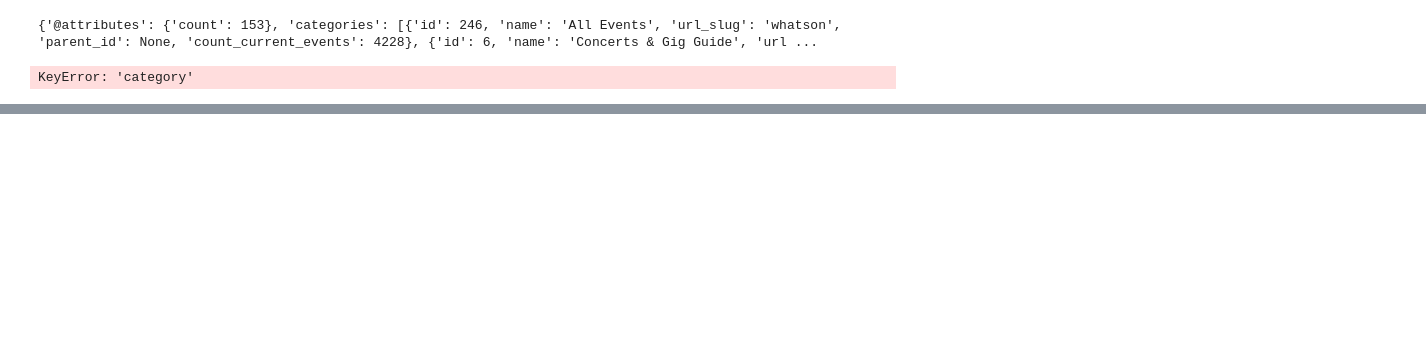
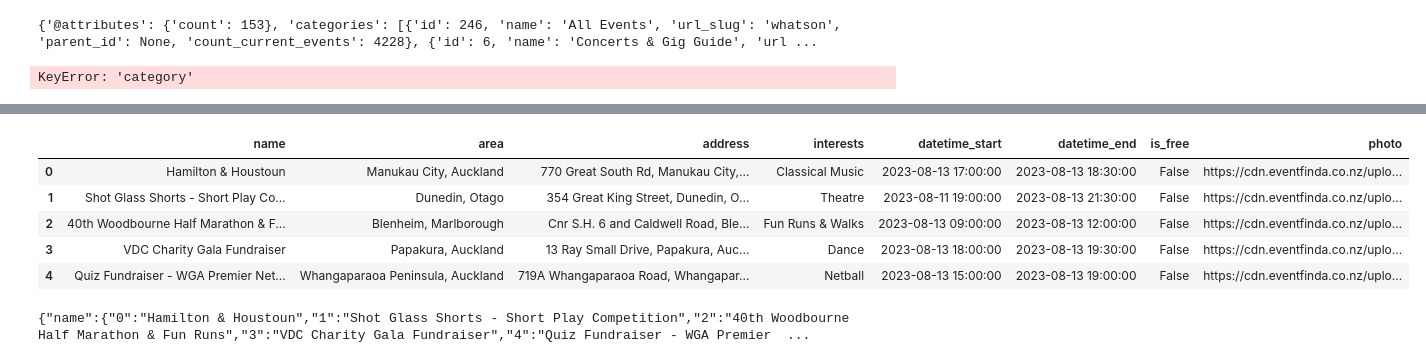
Before and after one commit to humaidiar/CommunityTechApp, a Jupyter notebook: test.ipynb, the cells around one changed output, grey strips where cells are left out. Drawn from its saved outputs; the diff is of its cells as text; code cells hidden in the pictures; blank space fills up the shorter version.

Commit message:
Final JSON data

```diff
--- a/test.ipynb
+++ b/test.ipynb
@@ -152,0 +187,26 @@ KeyError: 'category'
+# %%
+# Function to extract the "name" value from the dictionary
+def get_interests(category_dict):
+    return category_dict.get("name")
+
+# Apply the function to create the "interests" column
+events_df["interests"] = events_df["category"].apply(get_interests)
+# %%
+def get_original_url(image_dict):
+    if "images" in image_dict and len(image_dict["images"]) > 0:
+        return image_dict["images"][0].get("original_url")
+    else:
+        return None
+
+# Apply the function to create the "original_url" column
+events_df["photo"] = events_df["images"].apply(get_original_url)
+# %%
+def extract_location(input_string):
+    parts = input_string.split(", ")
+    if len(parts) >= 3:
+        return ", ".join(parts[1:])
+    else:
+        return input_string
+
+# Apply the function to create the "extracted_location" column
+events_df["area"] = events_df["address"].apply(extract_location)
@@ -152,0 +234,11 @@ KeyError: 'category'
+# %%
+final_df = events_df.copy()[["name", "area", "address", "interests", "datetime_start", "datetime_end", "is_free", "photo"]]
+# %%
+final_df.head()
+# %% [output]
+|  | name | area | address | interests | datetime_start | datetime_end | is_free | photo |
+| 0 | Hamilton & Houstoun | Manukau City, Auckland | 770 Great South Rd, Manukau City,... | Classical Music | 2023-08-13 17:00:00 | 2023-08-13 18:30:00 | False | https://cdn.eventfinda.co.nz/uplo... |
+| 1 | Shot Glass Shorts - Short Play Co... | Dunedin, Otago | 354 Great King Street, Dunedin, O... | Theatre | 2023-08-11 19:00:00 | 2023-08-13 21:30:00 | False | https://cdn.eventfinda.co.nz/uplo... |
+| 2 | 40th Woodbourne Half Marathon & F... | Blenheim, Marlborough | Cnr S.H. 6 and Caldwell Road, Ble... | Fun Runs & Walks | 2023-08-13 09:00:00 | 2023-08-13 12:00:00 | False | https://cdn.eventfinda.co.nz/uplo... |
+| 3 | VDC Charity Gala Fundraiser | Papakura, Auckland | 13 Ray Small Drive, Papakura, Auc... | Dance | 2023-08-13 18:00:00 | 2023-08-13 19:30:00 | False | https://cdn.eventfinda.co.nz/uplo... |
+| 4 | Quiz Fundraiser - WGA Premier Net... | Whangaparaoa Peninsula, Auckland | 719A Whangaparaoa Road, Whangapar... | Netball | 2023-08-13 15:00:00 | 2023-08-13 19:00:00 | False | https://cdn.eventfinda.co.nz/uplo... |
@@ -152,0 +247,4 @@ KeyError: 'category'
+# %%
+print(events_json)
+# %% [output]
+{"name":{"0":"Hamilton & Houstoun","1":"Shot Glass Shorts - Short Play Competition","2":"40th Woodbourne Half Marathon & Fun Runs","3":"VDC Charity Gala Fundraiser","4":"Quiz Fundraiser - WGA Premier  ...
```
Also changed, not shown: parts of 7 cells of this notebook.
